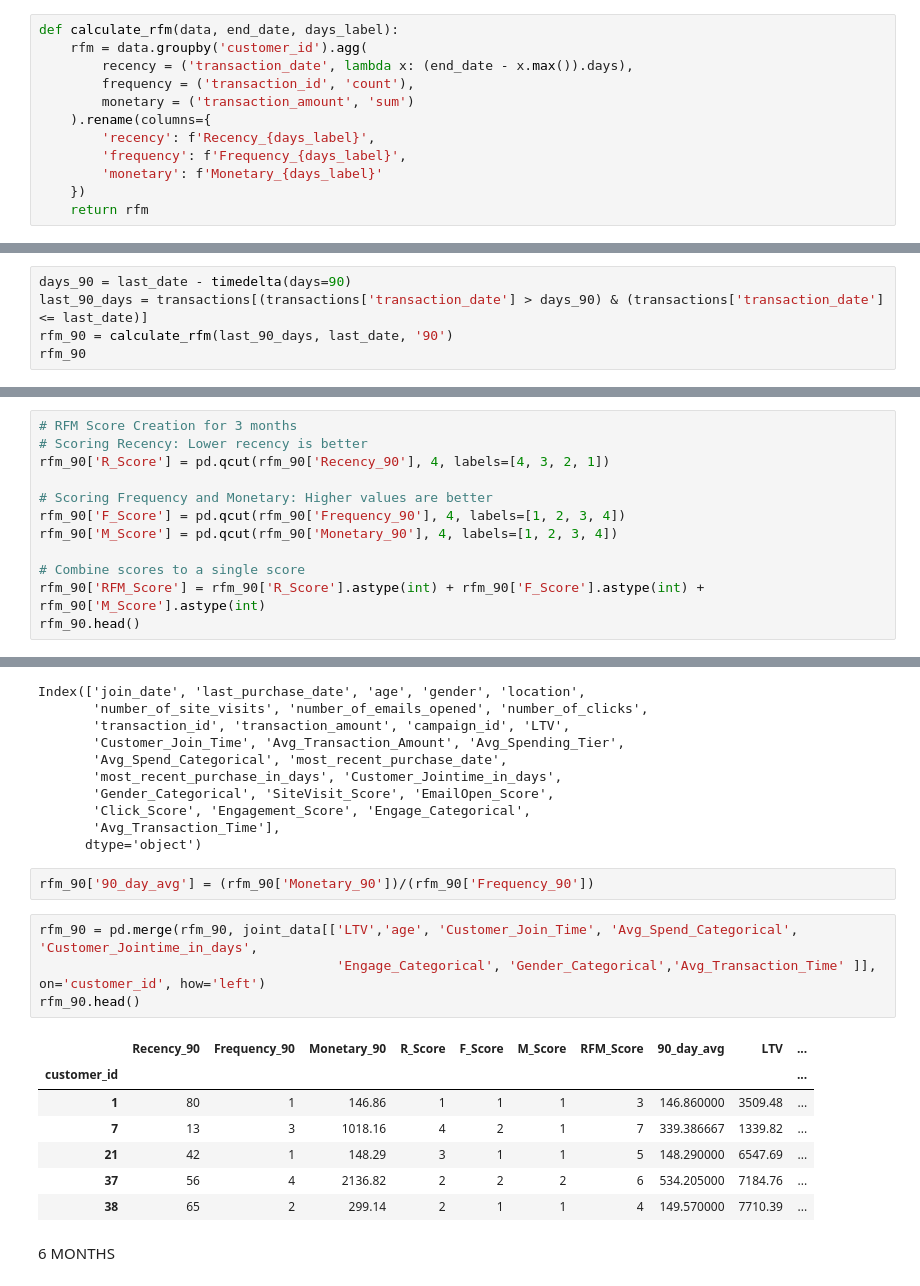
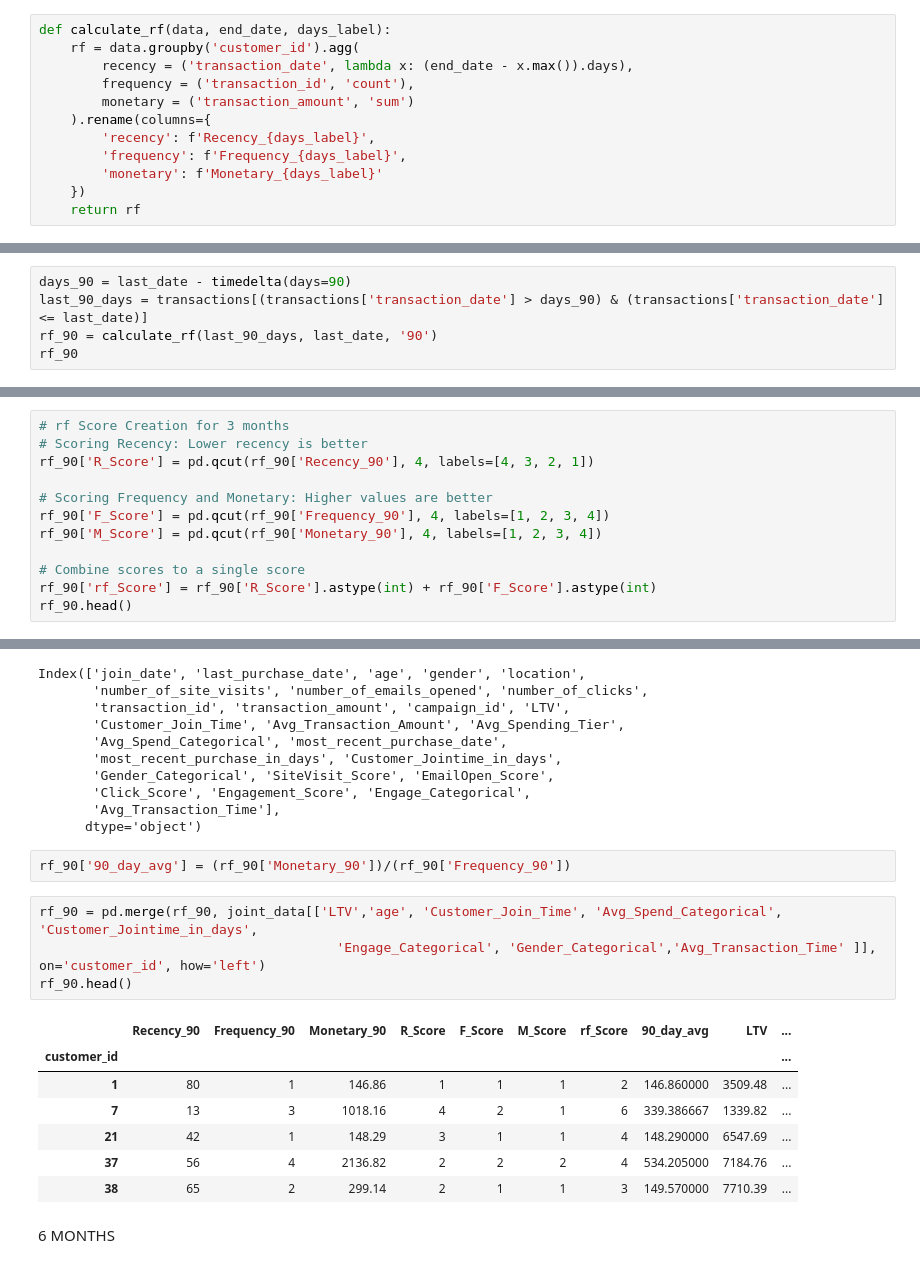
Before and after one commit to mn42899/schulich_data_science, a Jupyter notebook: Assignment2Final.ipynb, the cells around one changed output, grey strips where cells are left out. Drawn from its saved outputs; the diff is of its cells as text.

```diff
--- a/Assignment2Final.ipynb
+++ b/Assignment2Final.ipynb
@@ -278,8 +278,8 @@ transactions['transaction_date'] = pd.to_datetime(transactions['transaction_date
 # set reference date
 last_date = transactions['transaction_date'].max()
 # %%
-def calculate_rfm(data, end_date, days_label):
-    rfm = data.groupby('customer_id').agg(
+def calculate_rf(data, end_date, days_label):
+    rf = data.groupby('customer_id').agg(
         recency = ('transaction_date', lambda x: (end_date - x.max()).days),
         frequency = ('transaction_id', 'count'),
         monetary = ('transaction_amount', 'sum')
@@ -288,7 +288,7 @@ def calculate_rfm(data, end_date, days_label):
         'frequency': f'Frequency_{days_label}',
         'monetary': f'Monetary_{days_label}'
     })
-    return rfm
+    return rf
 # %% [markdown]
 1 MONTH
 # %%
@@ -319,8 +319,8 @@ rfm_30
 # %%
 days_90 = last_date - timedelta(days=90)
 last_90_days = transactions[(transactions['transaction_date'] > days_90) & (transactions['transaction_date'] <= last_date)]
-rfm_90 = calculate_rfm(last_90_days, last_date, '90')
-rfm_90
+rf_90 = calculate_rf(last_90_days, last_date, '90')
+rf_90
 # %% [output]
 |  | Recency_90 | Frequency_90 | Monetary_90 |
 | customer_id |  |  |  |
@@ -337,15 +337,15 @@ rfm_90
 | 9991 | 30 | 25 | 19857.11 |
 1597 rows × 3 columns
 # %%
-# RFM Score Creation for 3 months
+# rf Score Creation for 3 months
 # Scoring Recency: Lower recency is better
-rfm_90['R_Score'] = pd.qcut(rfm_90['Recency_90'], 4, labels=[4, 3, 2, 1])
+rf_90['R_Score'] = pd.qcut(rf_90['Recency_90'], 4, labels=[4, 3, 2, 1])
 
 # Scoring Frequency and Monetary: Higher values are better
-rfm_90['F_Score'] = pd.qcut(rfm_90['Frequency_90'], 4, labels=[1, 2, 3, 4])
-rfm_90['M_Score'] = pd.qcut(rfm_90['Monetary_90'], 4, labels=[1, 2, 3, 4])
+rf_90['F_Score'] = pd.qcut(rf_90['Frequency_90'], 4, labels=[1, 2, 3, 4])
+rf_90['M_Score'] = pd.qcut(rf_90['Monetary_90'], 4, labels=[1, 2, 3, 4])
 
 # Combine scores to a single score
-rfm_90['RFM_Score'] = rfm_90['R_Score'].astype(int) + rfm_90['F_Score'].astype(int) + rfm_90['M_Score'].astype(int)
-rfm_90.head()
+rf_90['rf_Score'] = rf_90['R_Score'].astype(int) + rf_90['F_Score'].astype(int)
+rf_90.head()
 # %% [output]
@@ -370,19 +370,19 @@ Index(['join_date', 'last_purchase_date', 'age', 'gender', 'location',
        'Avg_Transaction_Time'],
       dtype='object')
 # %%
-rfm_90['90_day_avg'] = (rfm_90['Monetary_90'])/(rfm_90['Frequency_90'])
+rf_90['90_day_avg'] = (rf_90['Monetary_90'])/(rf_90['Frequency_90'])
 # %%
-rfm_90 = pd.merge(rfm_90, joint_data[['LTV','age', 'Customer_Join_Time', 'Avg_Spend_Categorical', 'Customer_Jointime_in_days',
+rf_90 = pd.merge(rf_90, joint_data[['LTV','age', 'Customer_Join_Time', 'Avg_Spend_Categorical', 'Customer_Jointime_in_days',
                                       'Engage_Categorical', 'Gender_Categorical','Avg_Transaction_Time' ]], on='customer_id', how='left')
-rfm_90.head()
+rf_90.head()
 # %% [output]
-|  | Recency_90 | Frequency_90 | Monetary_90 | R_Score | F_Score | M_Score | RFM_Score | 90_day_avg | LTV | ... |
+|  | Recency_90 | Frequency_90 | Monetary_90 | R_Score | F_Score | M_Score | rf_Score | 90_day_avg | LTV | ... |
 | customer_id |  |  |  |  |  |  |  |  |  | ... |
-| 1 | 80 | 1 | 146.86 | 1 | 1 | 1 | 3 | 146.860000 | 3509.48 | ... |
-| 7 | 13 | 3 | 1018.16 | 4 | 2 | 1 | 7 | 339.386667 | 1339.82 | ... |
-| 21 | 42 | 1 | 148.29 | 3 | 1 | 1 | 5 | 148.290000 | 6547.69 | ... |
-| 37 | 56 | 4 | 2136.82 | 2 | 2 | 2 | 6 | 534.205000 | 7184.76 | ... |
-| 38 | 65 | 2 | 299.14 | 2 | 1 | 1 | 4 | 149.570000 | 7710.39 | ... |
+| 1 | 80 | 1 | 146.86 | 1 | 1 | 1 | 2 | 146.860000 | 3509.48 | ... |
+| 7 | 13 | 3 | 1018.16 | 4 | 2 | 1 | 6 | 339.386667 | 1339.82 | ... |
+| 21 | 42 | 1 | 148.29 | 3 | 1 | 1 | 4 | 148.290000 | 6547.69 | ... |
+| 37 | 56 | 4 | 2136.82 | 2 | 2 | 2 | 4 | 534.205000 | 7184.76 | ... |
+| 38 | 65 | 2 | 299.14 | 2 | 1 | 1 | 3 | 149.570000 | 7710.39 | ... |
 # %% [markdown]
 6 MONTHS
 # %%
```
Also changed, not shown: parts of 44 cells of this notebook, 3 other files.
